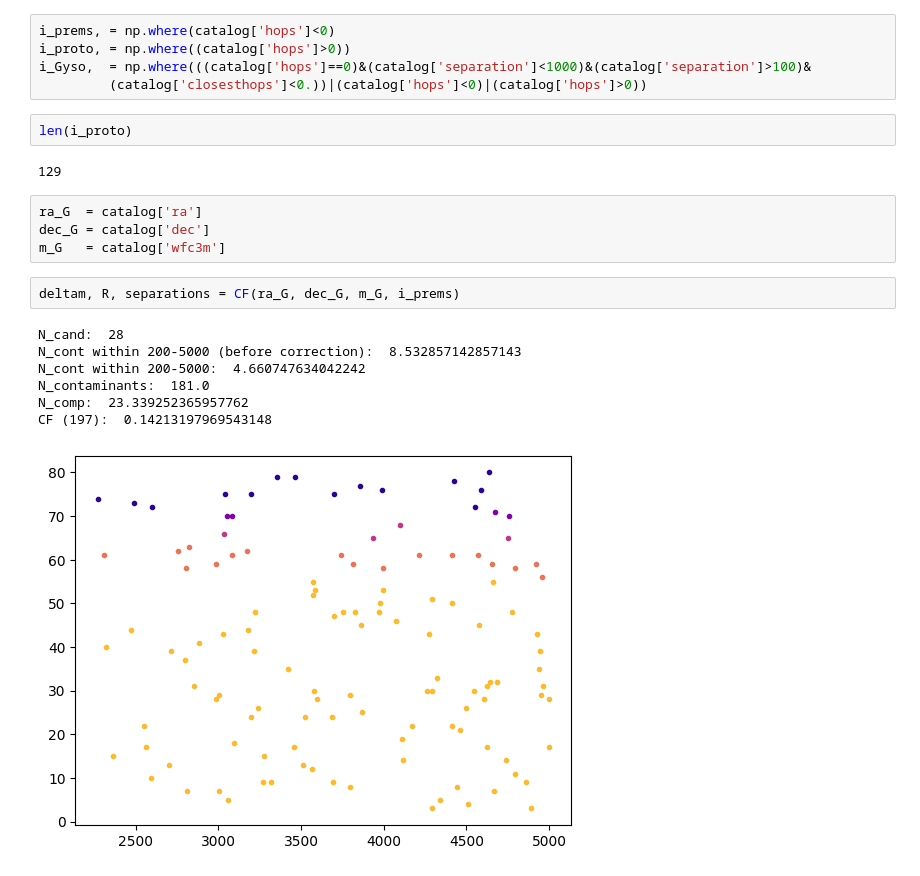
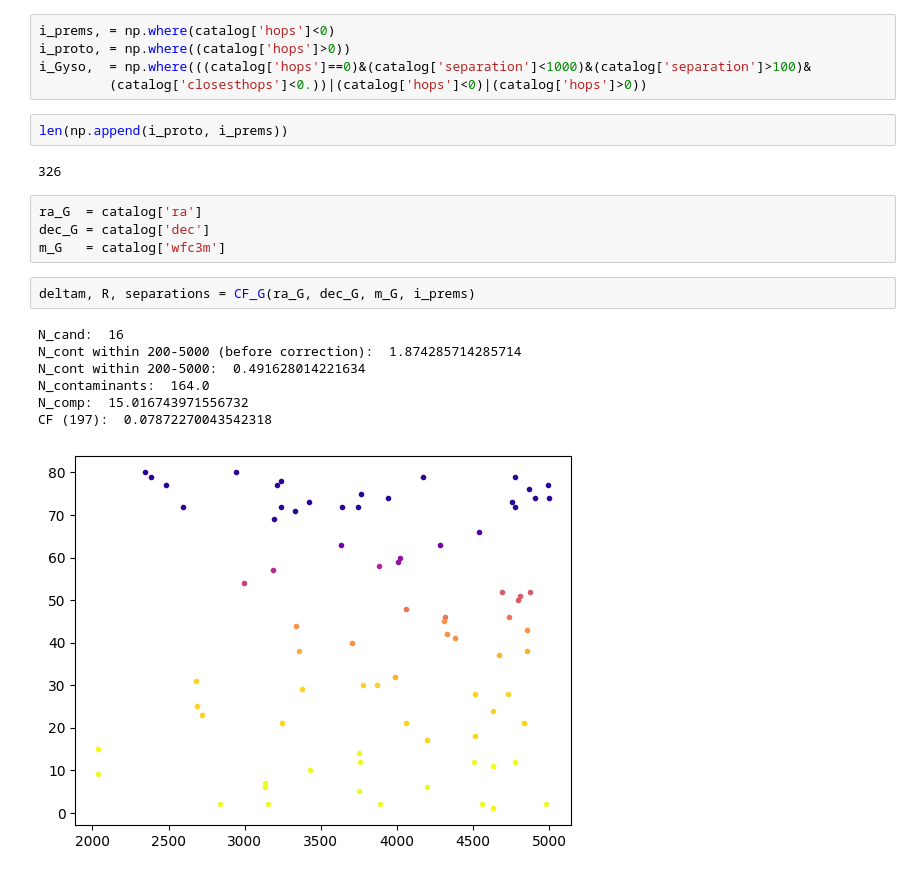
Before and after one commit to PrabhaniR/Artificial_Star_Test, a Jupyter notebook: CF.ipynb, the cells around one changed output. Saved outputs shown, nothing was run; the diff lists cells and outputs as text.

```diff
--- a/CF.ipynb
+++ b/CF.ipynb
@@ -499,21 +606,21 @@ i_prems, = np.where(catalog['hops']<0)
 i_proto, = np.where((catalog['hops']>0))
 i_Gyso,  = np.where(((catalog['hops']==0)&(catalog['separation']<1000)&(catalog['separation']>100)&
          (catalog['closesthops']<0.))|(catalog['hops']<0)|(catalog['hops']>0))
-# %%
-len(i_proto)
-# %% [output]
-129
+# %%
+len(np.append(i_proto, i_prems))
+# %% [output]
+326
 # %%
 ra_G  = catalog['ra']
 dec_G = catalog['dec']
 m_G   = catalog['wfc3m']
 # %%
-deltam, R, separations = CF(ra_G, dec_G, m_G, i_prems)
+deltam, R, separations = CF_G(ra_G, dec_G, m_G, i_prems)
 # %% [output]
-N_cand:  28
-N_cont within 200-5000 (before correction):  8.532857142857143
-N_cont within 200-5000:  4.660747634042242
-N_contaminants:  181.0
-N_comp:  23.339252365957762
-CF (197):  0.14213197969543148
+N_cand:  16
+N_cont within 200-5000 (before correction):  1.874285714285714
+N_cont within 200-5000:  0.491628014221634
+N_contaminants:  164.0
+N_comp:  15.016743971556732
+CF (197):  0.07872270043542318
-[figure, old version]
+[figure, new version]
```
Also changed, not shown: parts of 10 cells of this notebook.
